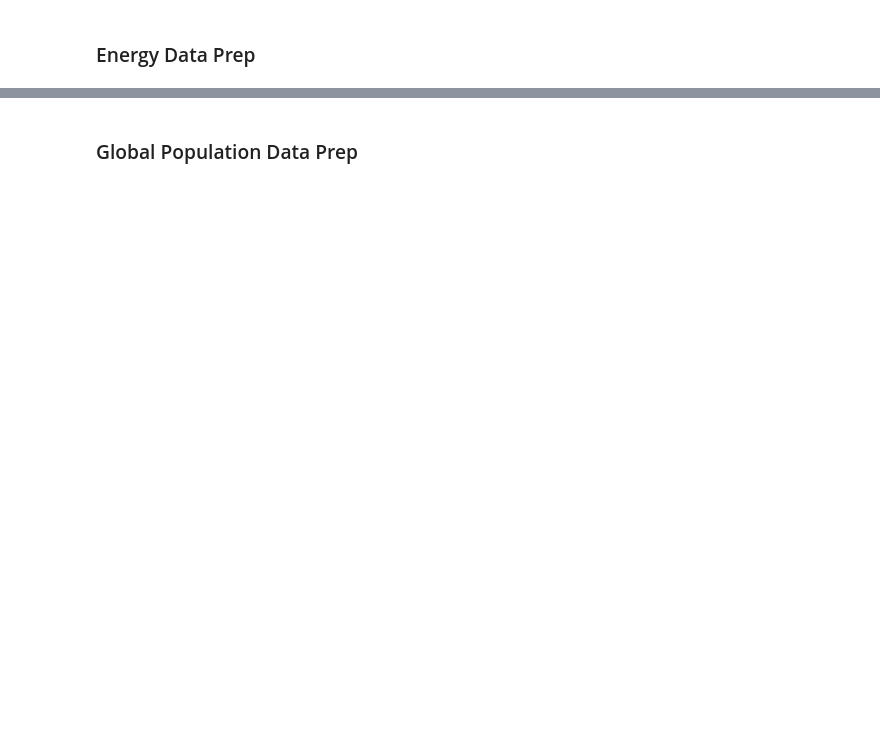
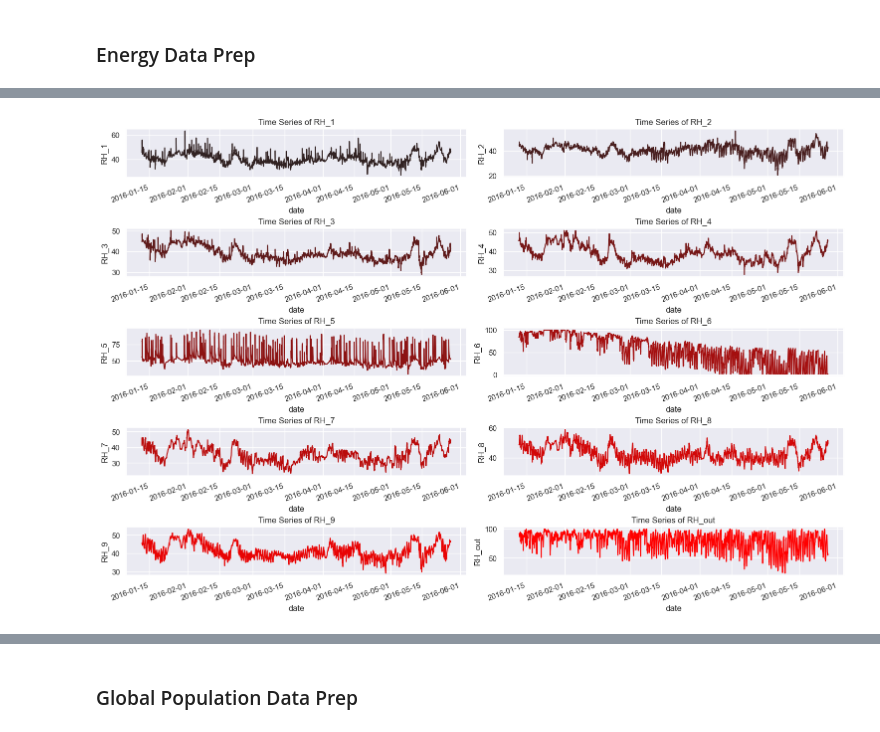
Before and after one commit to WulfNovak/time_series_model_comparison, a Jupyter notebook: data_preparation.ipynb, the cells around one changed output, grey strips where cells are left out. Saved outputs shown, nothing was run; the diff lists cells and outputs as text; code cells hidden in the pictures; blank space fills up the shorter version.

```diff
--- a/data_preparation.ipynb
+++ b/data_preparation.ipynb
@@ -74,0 +72,7 @@ energy_dt
+# %%
+RH_vars = ['RH_1', 'RH_2', 'RH_3', 'RH_4', 'RH_5', 'RH_6', 'RH_7', 'RH_8', 'RH_9', 'RH_out']
+red_col = sns.color_palette("dark:red", len(T_vars))
+
+plot_var_grid(energy_dt_2, RH_vars, red_col, 5, 2, plot_type = 'lineplot')
+# %% [output]
+[figure, added]
```
Also changed, not shown: parts of 9 cells of this notebook, 2 other files.
